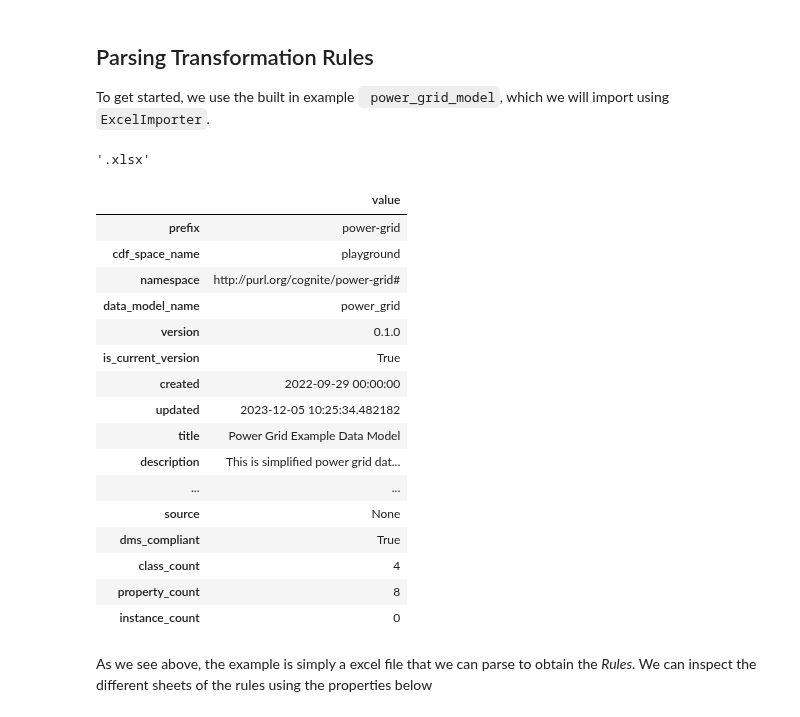
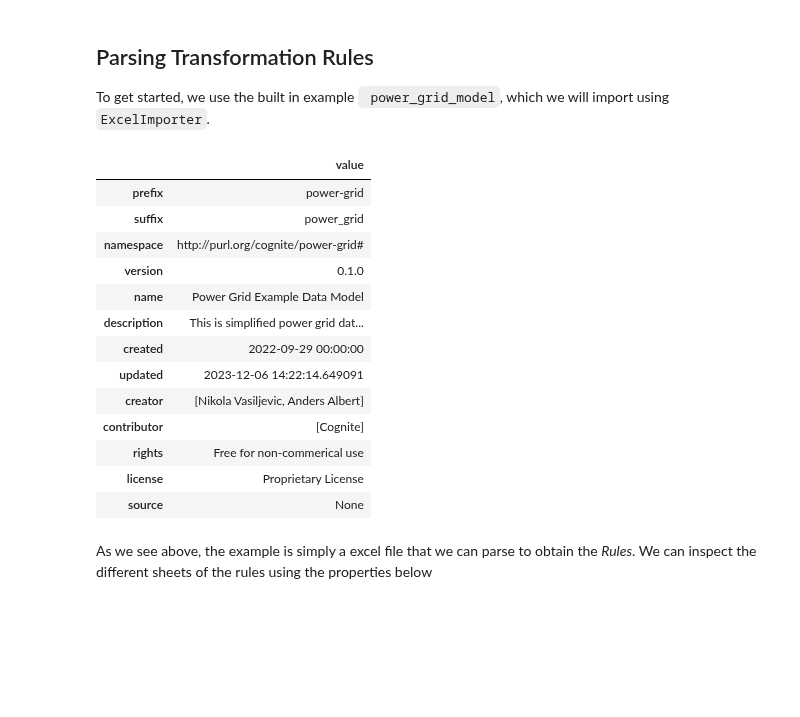
Before and after one commit to cognitedata/neat, a Jupyter notebook: docs/tutorial/notebooks/part-1-data-model-generation.ipynb, the cells around one changed output. Cells and saved outputs as stored; diff of their text form; code cells hidden in the pictures; blank space fills up the shorter version.

```diff
--- a/docs/tutorial/notebooks/part-1-data-model-generation.ipynb
+++ b/docs/tutorial/notebooks/part-1-data-model-generation.ipynb
@@ -30,29 +33,22 @@ from cognite.neat.rules.examples import power_grid_model
-# %%
-power_grid_model.suffix
-# %% [output]
-'.xlsx'
 # %%
 power_rules = importer.ExcelImporter(power_grid_model).to_rules()
-
-power_rules
-# %% [output]
-|  | value |
-| prefix | power-grid |
-| cdf_space_name | playground |
-| namespace | http://purl.org/cognite/power-grid# |
-| data_model_name | power_grid |
-| version | 0.1.0 |
-| is_current_version | True |
-| created | 2022-09-29 00:00:00 |
-| updated | 2023-12-05 10:25:34.482182 |
-| title | Power Grid Example Data Model |
-| description | This is simplified power grid dat... |
-| ... | ... |
-| source | None |
-| dms_compliant | True |
-| class_count | 4 |
-| property_count | 8 |
-| instance_count | 0 |
+# %%
+power_rules.metadata
+# %% [output]
+|  | value |
+| prefix | power-grid |
+| suffix | power_grid |
+| namespace | http://purl.org/cognite/power-grid# |
+| version | 0.1.0 |
+| name | Power Grid Example Data Model |
+| description | This is simplified power grid dat... |
+| created | 2022-09-29 00:00:00 |
+| updated | 2023-12-06 14:22:14.649091 |
+| creator | [Nikola Vasiljevic, Anders Albert] |
+| contributor | [Cognite] |
+| rights | Free for non-commerical use |
+| license | Proprietary License |
+| source | None |
 # %% [markdown]
 As we see above, the example is simply a excel file that we can parse to obtain the *Rules*.
 We can inspect the different sheets of the rules using the properties below
```
Also changed, not shown: parts of 6 cells of this notebook.
